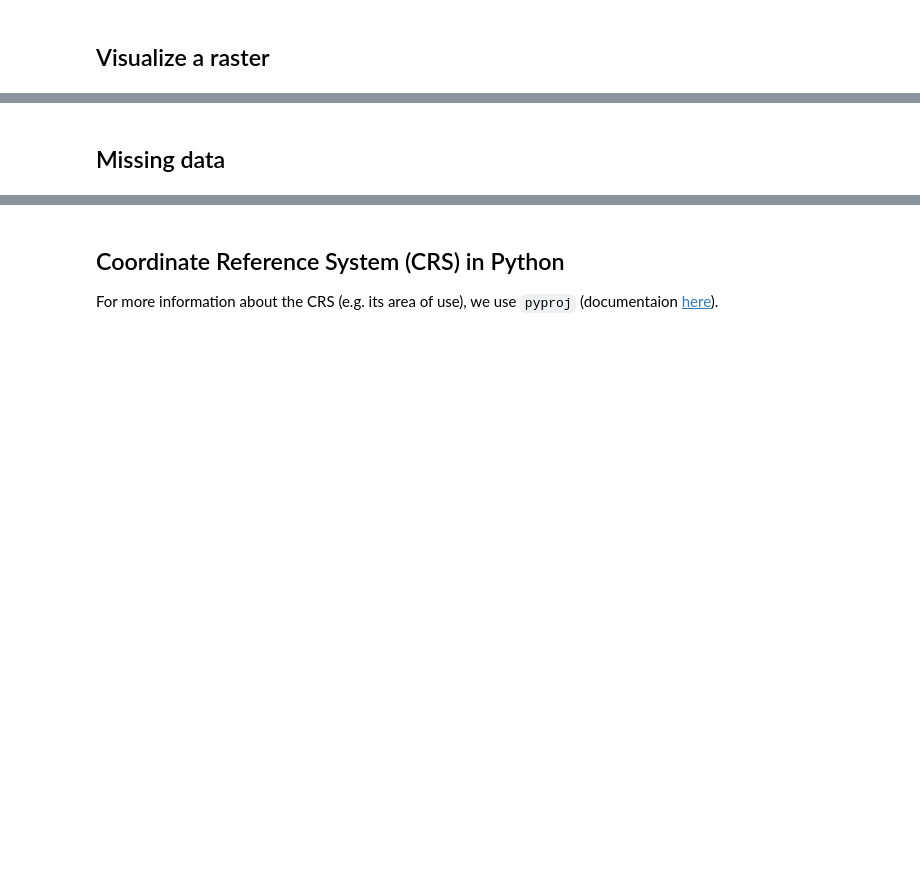
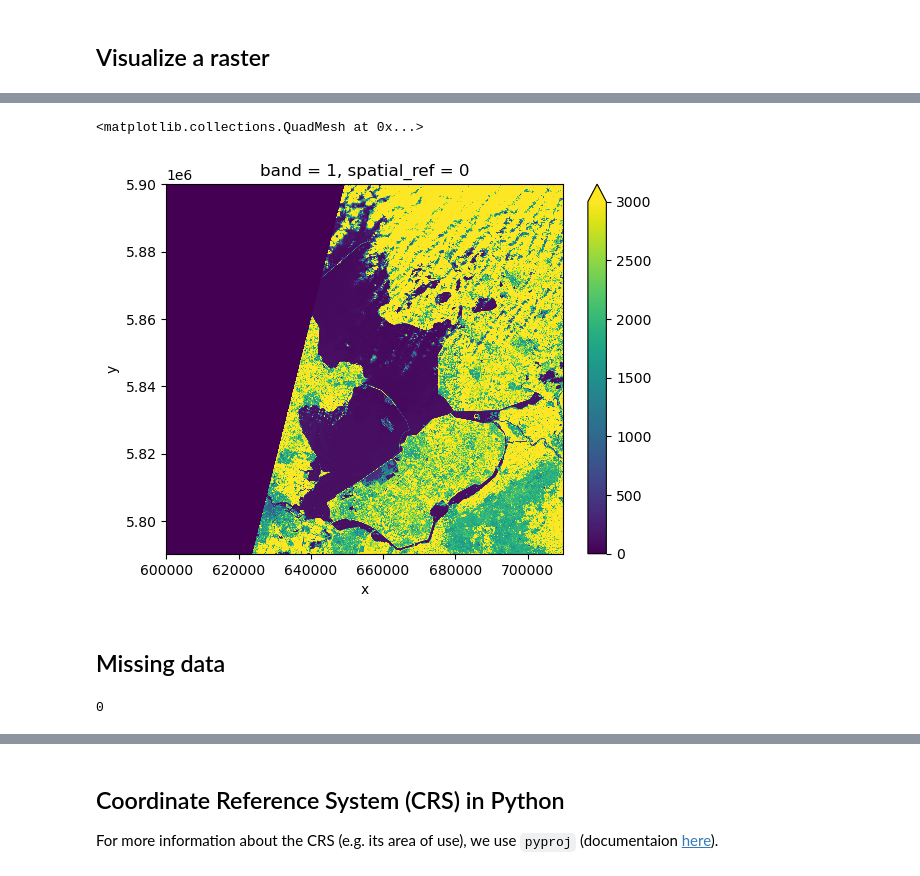
Before and after one commit to esciencecenter-digital-skills/2023-04-25-ds-geospatial-python-EGU, a Jupyter notebook: notebooks/02-raster-data-in-python.ipynb, the cells around one changed output, grey strips where cells are left out. Drawn from its saved outputs; the diff is of its cells as text; code cells hidden in the pictures; blank space fills up the shorter version.

```diff
--- a/notebooks/02-raster-data-in-python.ipynb
+++ b/notebooks/02-raster-data-in-python.ipynb
@@ -21,2 +81,11 @@ raster_path = '../data/S2A_31UFU_20200328_0_L2A_B09.tif'
+# %%
+raster.plot(vmin=0, vmax=3000)
+# %% [output]
+<matplotlib.collections.QuadMesh at 0x...>
+[figure, added]
 # %% [markdown]
 ## Missing data
+# %%
+raster.rio.nodata
+# %% [output]
+0
```
Also changed, not shown: parts of 30 cells of this notebook, 3 other files.
